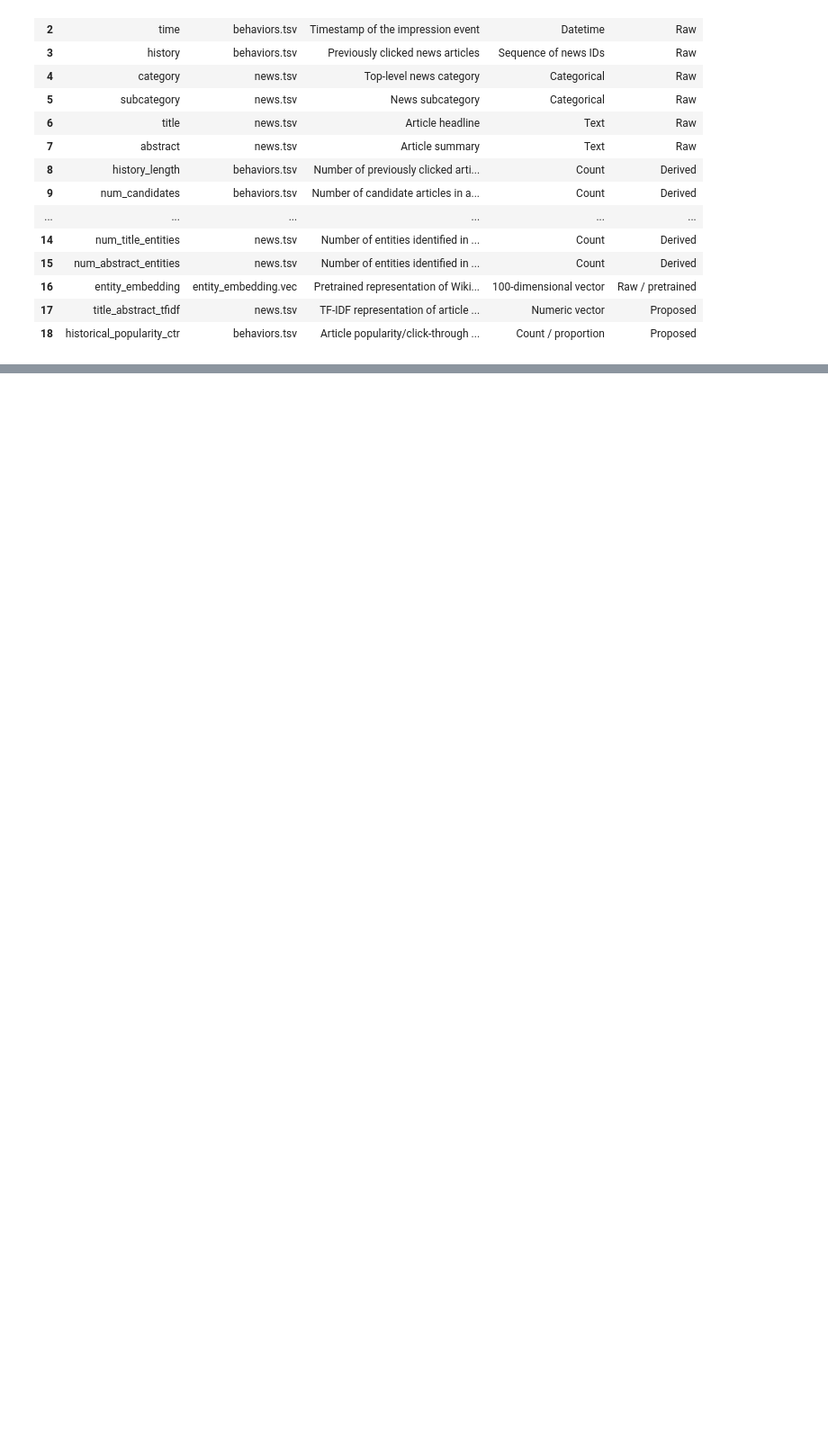
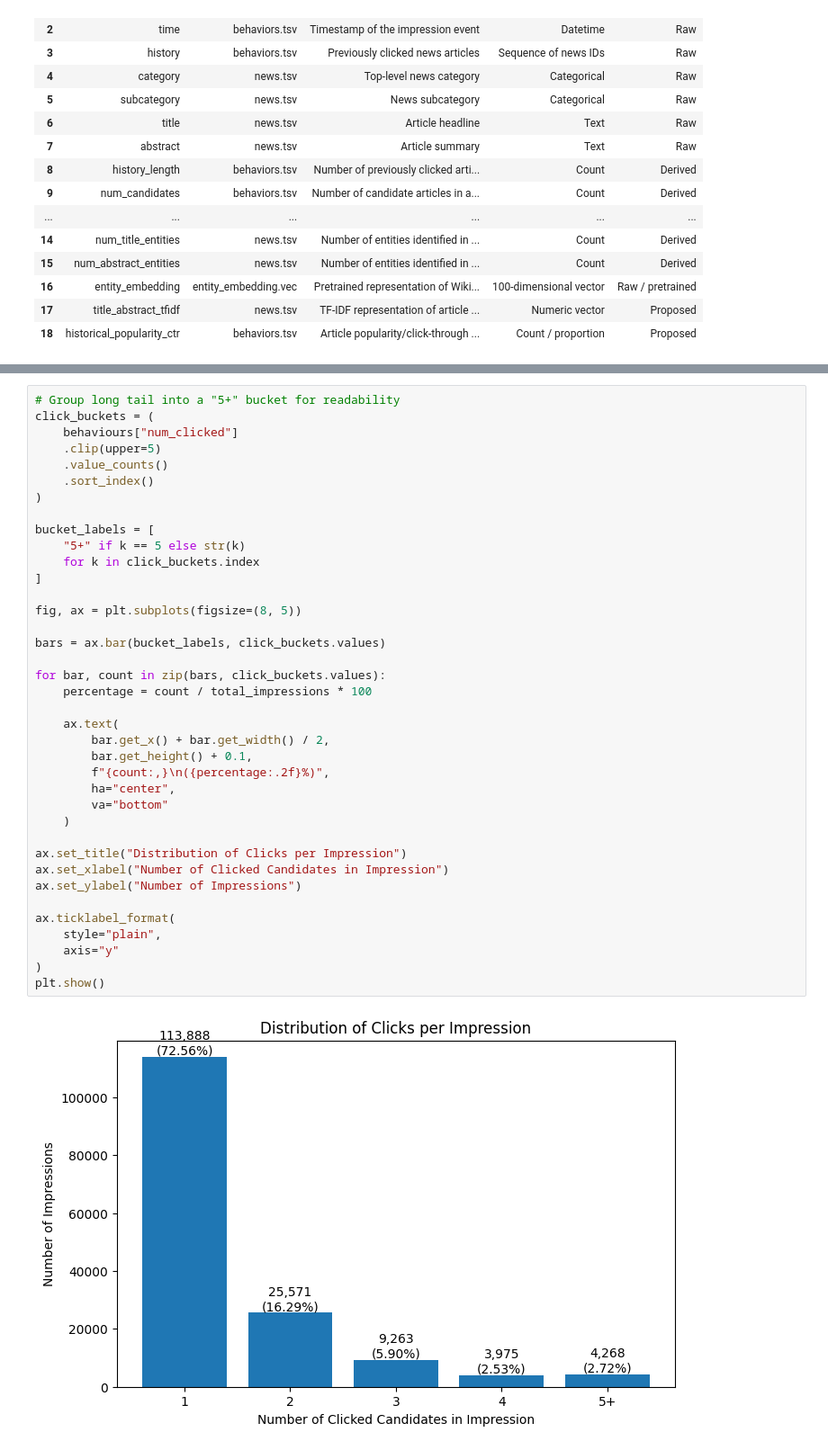
Before and after one commit to JariusF10-8/bt4222, a Jupyter notebook: notebooks/Dataset_Loading_Parsing.ipynb, the cells around one changed output, grey strips where cells are left out. Shown at 90% size. Drawn from its saved outputs; the diff is of its cells as text; blank space fills up the shorter version.

```diff
--- a/notebooks/Dataset_Loading_Parsing.ipynb
+++ b/notebooks/Dataset_Loading_Parsing.ipynb
@@ -1015,0 +1111,40 @@ display(numeric_summary)
+# %%
+# Group long tail into a "5+" bucket for readability
+click_buckets = (
+    behaviours["num_clicked"]
+    .clip(upper=5)
+    .value_counts()
+    .sort_index()
+)
+
+bucket_labels = [
+    "5+" if k == 5 else str(k)
+    for k in click_buckets.index
+]
+
+fig, ax = plt.subplots(figsize=(8, 5))
+
+bars = ax.bar(bucket_labels, click_buckets.values)
+
+for bar, count in zip(bars, click_buckets.values):
+    percentage = count / total_impressions * 100
+
+    ax.text(
+        bar.get_x() + bar.get_width() / 2,
+        bar.get_height() + 0.1,
+        f"{count:,}\n({percentage:.2f}%)",
+        ha="center",
+        va="bottom"
+    )
+
+ax.set_title("Distribution of Clicks per Impression")
+ax.set_xlabel("Number of Clicked Candidates in Impression")
+ax.set_ylabel("Number of Impressions")
+
+ax.ticklabel_format(
+    style="plain",
+    axis="y"
+)
+plt.show()
+# %% [output]
+[figure, added]
```
Also changed, not shown: parts of 6 cells of this notebook, 1 other file.
